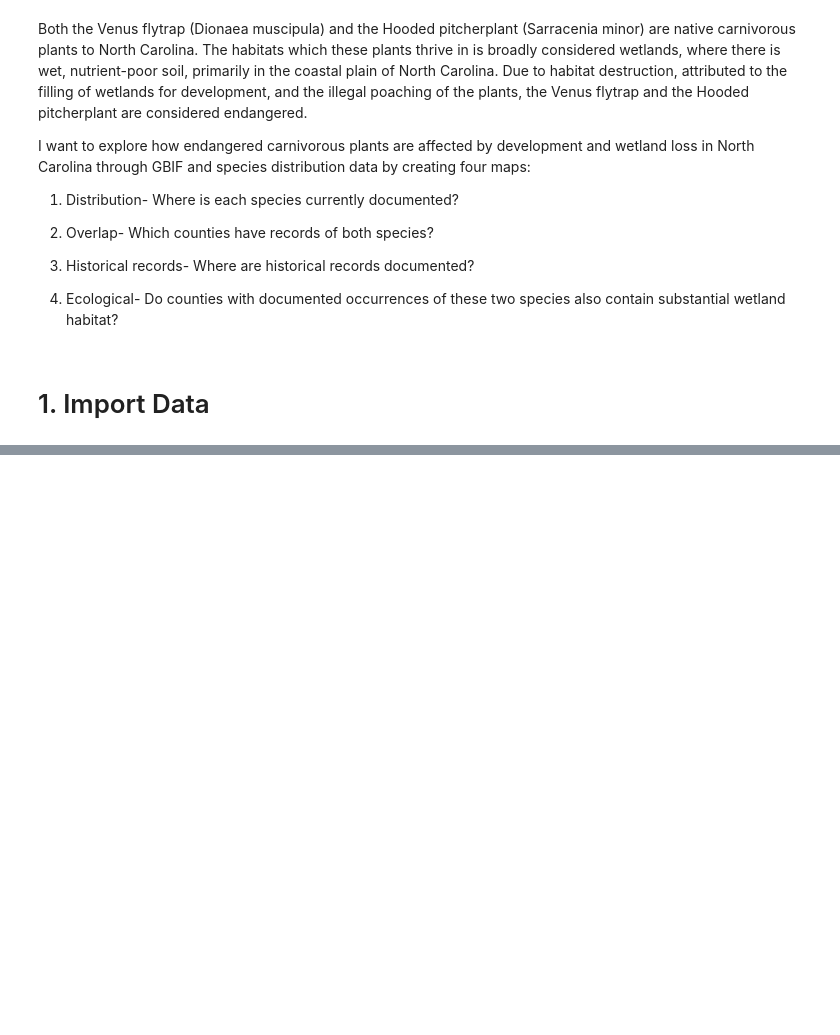
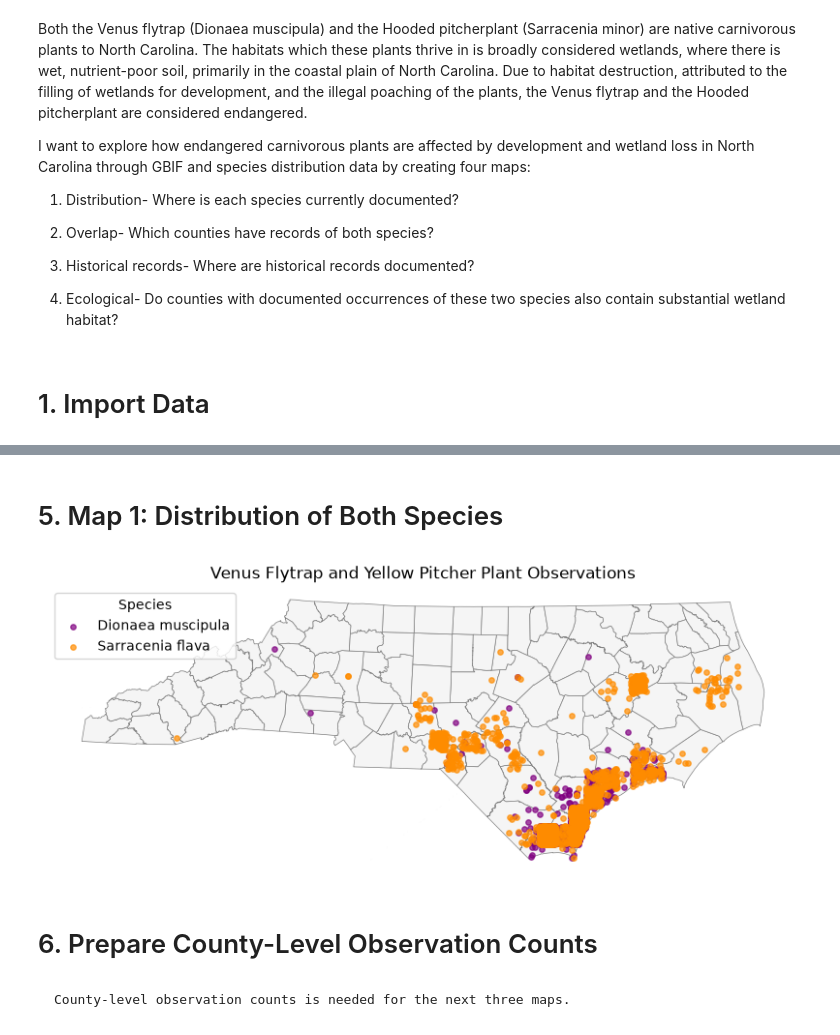
Before and after one commit to stromc485/geog592-stromc, a Jupyter notebook: homework/Week09/strom_charlotte_two_species_map.ipynb, the cells around one changed output, grey strips where cells are left out. Saved outputs shown, nothing was run; the diff lists cells and outputs as text; code cells hidden in the pictures; blank space fills up the shorter version.

```diff
--- a/homework/Week09/strom_charlotte_two_species_map.ipynb
+++ b/homework/Week09/strom_charlotte_two_species_map.ipynb
@@ -69,0 +197,13 @@ FileNotFoundError: [Errno 2] No such file or directory: 'nhp-species-search-resu
+# %%
+# Load North Carolina county shapefile
+nc_counties = gpd.read_file("/Users/Charlotte/Desktop/SeniorYear/GEOG_592/geog592-stromc/geog592-stromc/homework/Week09/NC_State_County_Boundary_NAD832011/NC_State_County_Boundary_NAD832011.shp")
+
+# Check the columns and coordinate system
+print(nc_counties.columns.tolist())
+print(nc_counties.crs)
+
+# Reproject to match the species points
+nc_counties = nc_counties.to_crs(epsg=6543)
+
+# Check the county names
+nc_counties.head()
@@ -69,0 +219,44 @@ FileNotFoundError: [Errno 2] No such file or directory: 'nhp-species-search-resu
+# %% [markdown]
+# 5. Map 1: Distribution of Both Species
+# %%
+def pointMap(ax):
+
+    nc_counties.plot(
+        ax=ax,
+        facecolor="whitesmoke",
+        edgecolor="gray",
+        linewidth=0.5
+    )
+
+    colors = {
+        "Dionaea muscipula": "purple",
+        "Sarracenia flava": "darkorange"
+    }
+
+    for name, color in colors.items():
+        plant_points.loc[
+            plant_points["queried_species"] == name
+        ].plot(
+            ax=ax,
+            color=color,
+            markersize=15,
+            alpha=0.7,
+            label=name
+        )
+
+    ax.set_title("Venus Flytrap and Yellow Pitcher Plant Observations")
+    ax.legend(title="Species")
+    ax.set_axis_off()
+
+    return ax
+
+
+fig, ax = plt.subplots(figsize=(10, 8))
+pointMap(ax)
+plt.show()
+# %% [output]
+[figure, added]
+# %% [markdown]
+# 6. Prepare County-Level Observation Counts
+# %% [markdown]
+    County-level observation counts is needed for the next three maps.
```
Also changed, not shown: parts of 17 cells of this notebook, 14 other files.
